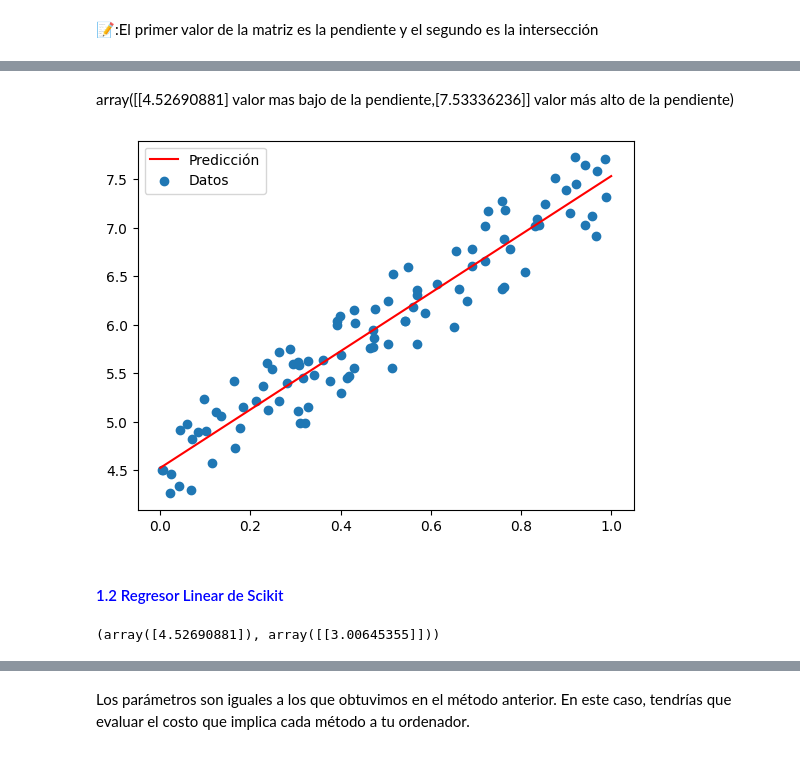
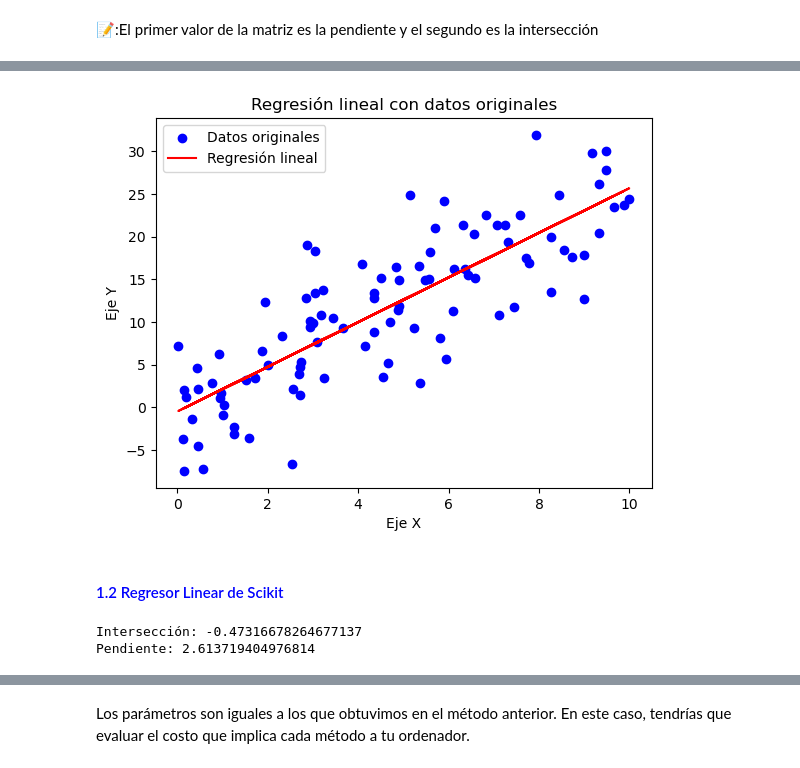
Before and after one commit to abrahajam/BIG-DATA-E-IA, a Jupyter notebook: Ejercicios 2 ultimas semanas/Capítulo 4-Modelos de Entrenamiento/ML3.ipynb, the cells around one changed output, grey strips where cells are left out. Cells and saved outputs as stored; diff of their text form; code cells hidden in the pictures.

```diff
--- a/Ejercicios 2 ultimas semanas/Capítulo 4-Modelos de Entrenamiento/ML3.ipynb
+++ b/Ejercicios 2 ultimas semanas/Capítulo 4-Modelos de Entrenamiento/ML3.ipynb
@@ -203,3 +211,10 @@ prueba_x = np.array([[0],[1]])
 # %%
-#Agregar X0=1
-prueba_x_b = np.c_[np.ones((2,1)), prueba_x] # (2,1 la forma de la matriz) añadimos x0 = 1 a cada instancia (2 filas, 2 columnas(con la añadidada de x0))
+# Agregar X0=1
+import numpy as np
+
+# Crear una matriz X con una columna adicional de unos para x0
+X = np.c_[np.ones(x.shape[0]), x]
+
+# Mostrar la matriz X
+print("Matriz X con columna de unos:")
+print(X)
@@ -206,5 +239,10 @@ prueba_x_b = np.c_[np.ones((2,1)), prueba_x] # (2,1 la forma de la matriz) añad
 # %%
-#Hacer las predicciones con la ecuación normal
-y_pred = prueba_x_b.dot(param) # Matriz 2x2 * Matriz 2x1
-y_pred
+# Hacer las predicciones con la ecuación normal
+import numpy as np
+
+# Usar los parámetros calculados (theta) para hacer predicciones
+y_pred = X @ theta
+
+# Mostrar las predicciones
+print("Predicciones:", y_pred)
 # %% [output]
@@ -213,21 +266,40 @@ array([[4.52690881],
-# %% [markdown]
-array([[4.52690881] valor mas bajo de la pendiente,[7.53336236]] valor más alto de la pendiente)
 # %%
-#Grafica la regresión con los datos originales y la predicción
-plt.plot(y_pred,"r-",label="Predicción")
-plt.scatter(x,y,label="Datos")
+# Graficar la regresión con los datos originales y la predicción
+import matplotlib.pyplot as plt
+
+# Graficar los datos originales
+plt.scatter(x, y, color='blue', label='Datos originales')
+
+# Graficar la línea de regresión
+plt.plot(x, y_pred, color='red', label='Regresión lineal')
+
+# Configurar el gráfico
+plt.title('Regresión lineal con datos originales')
+plt.xlabel('Eje X')
+plt.ylabel('Eje Y')
 plt.legend()
 plt.show()
 # %% [output]
-[figure, old version]
+[figure, new version]
 # %% [markdown]
 #### <span style="color:blue"> 1.2 Regresor Linear de Scikit </span>
 # %%
-#Haz la regresión con scikit
+# Haz la regresión con scikit-learn
 from sklearn.linear_model import LinearRegression
-reg_lin = LinearRegression()
-reg_lin.fit(x,y)
-#Cálcula la intersección y la pendiente con este método
-reg_lin.intercept_,reg_lin.coef_
+
+# Crear el modelo de regresión lineal
+model = LinearRegression()
+
+# Ajustar el modelo a los datos
+model.fit(x.reshape(-1, 1), y)
+
+# Obtener los parámetros calculados
+interseccion = model.intercept_
+pendiente = model.coef_[0]
+
+# Mostrar los parámetros
+print("Intersección:", interseccion)
+print("Pendiente:", pendiente)
 # %% [output]
-(array([4.52690881]), array([[3.00645355]]))
+Intersección: -0.47316678264677137
+Pendiente: 2.613719404976814
```
Also changed, not shown: parts of 52 cells of this notebook, 7 other files.
